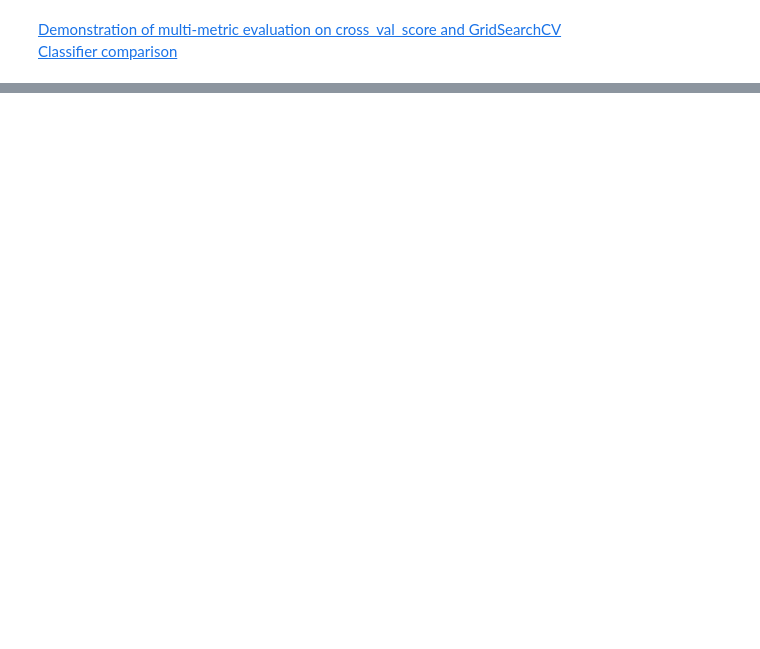
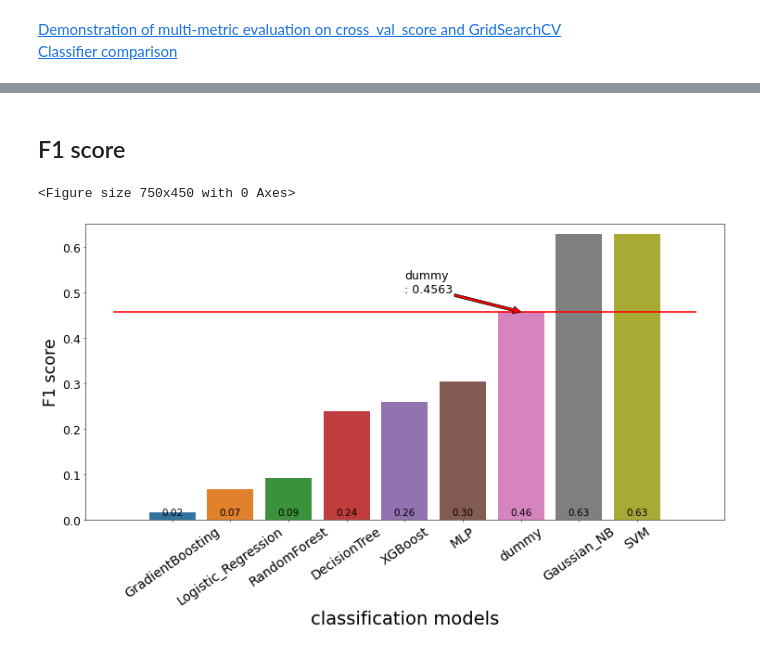
Before and after one commit to GaYounKoh/stock_data, a Jupyter notebook: [14w] -5 classification plots.ipynb, the cells around one changed output, grey strips where cells are left out. Saved outputs shown, nothing was run; the diff lists cells and outputs as text; code cells hidden in the pictures; blank space fills up the shorter version.

```diff
--- a/[14w] -5 classification plots.ipynb
+++ b/[14w] -5 classification plots.ipynb
@@ -501,0 +895,35 @@ plt.savefig('mse_reg_plot.png')
+# %% [markdown]
+## F1 score
+# %%
+plt.figure(figsize=(15,9), dpi = 50)
+g = sns.barplot(x = 'key', y = 'value', data=f1_df, capsize=.2)
+_ = g.set_xticks(range(len(f1_df)))
+_ = g.set_xticklabels(g.get_xticklabels(), rotation=35, fontsize = 20)
+_ = plt.setp(g.get_yticklabels(), fontsize =18)
+_ = g.set_xlabel("classification models", fontsize = 28)
+_ = g.set_ylabel("F1 score", fontsize = 25)
+_ = g.set_ylim([0, 0.65]) # ax.set(ylim=(0.4, 0.6))
+
+dummy_mean = f1_df[f1_df.key=='dummy']['value'].values
+_ = g.plot([-1,len(f1_df)], [dummy_mean, dummy_mean], color = 'red', linewidth = 2.3)
+_ = g.annotate(text = f'dummy\n: {dummy_mean[0]:.4f}', xy = (6, dummy_mean), xytext = (4, 0.5),
+               arrowprops = dict(facecolor = 'red', shrink = 0), fontsize = 18)
+
+
+val = f1_df['value']
+cnt = 0
+for i in range(len(f1_df)):
+    tmp_fval = f'{val[i]:.2f}'
+    if tmp_fval.index('.') == 3:
+        _ = g.text(cnt-0.355, 16.05, tmp_fval, fontsize=15)
+    elif tmp_fval.index('.') == 2:
+        _ = g.text(cnt-0.285, 16.05, tmp_fval, fontsize=15)
+    else:
+        _ = g.text(cnt-0.185, 0.01, tmp_fval, fontsize=15)
+    cnt += 1
+
+plt.tight_layout()
+# plt.savefig('[14w] -5 -3 f1_cla_plot.png')
+# %% [output]
+<Figure size 750x450 with 0 Axes>
+[figure, added]
```
Also changed, not shown: parts of 16 cells of this notebook, 4 other files.
